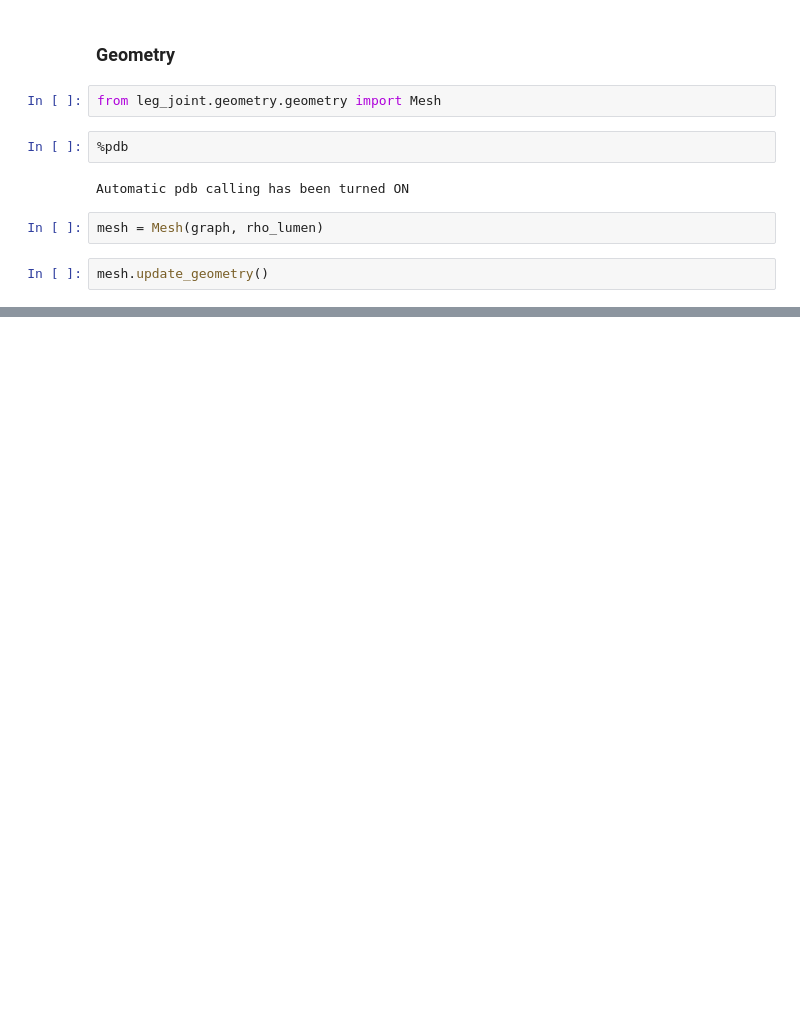
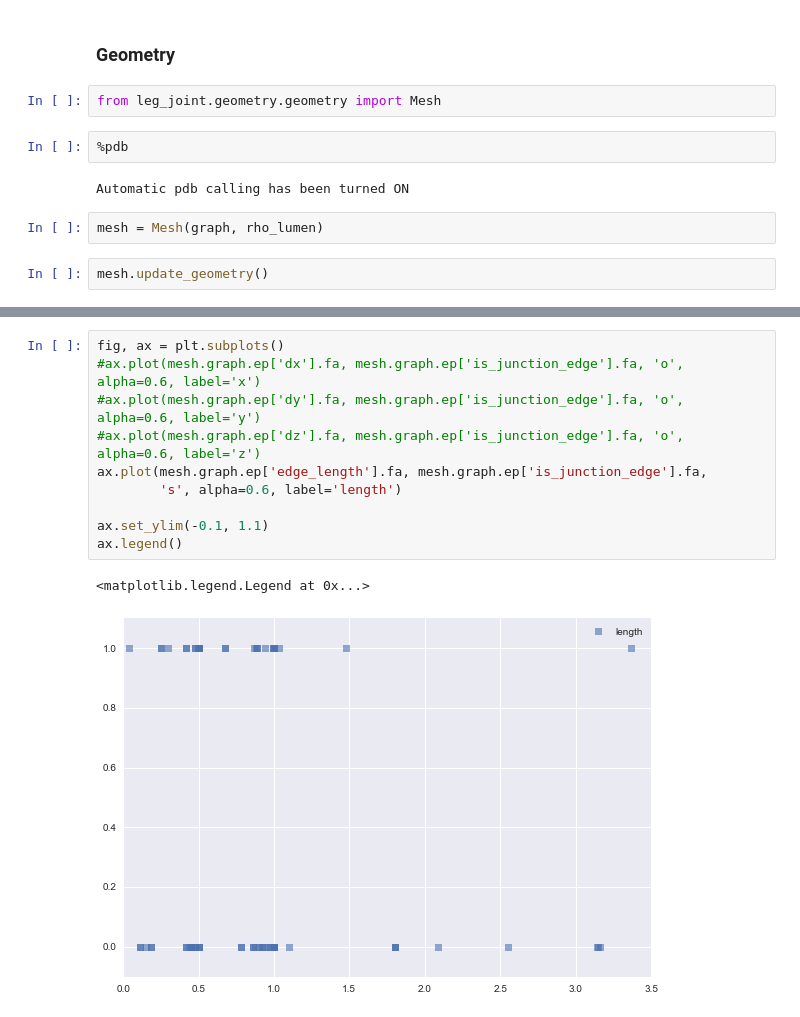
Before and after one commit to glyg/leg-joint, a Jupyter notebook: notebooks/Generation.ipynb, the cells around one changed output, grey strips where cells are left out. Saved outputs shown, nothing was run; the diff lists cells and outputs as text; blank space fills up the shorter version.

```diff
--- a/notebooks/Generation.ipynb
+++ b/notebooks/Generation.ipynb
@@ -211,0 +246,13 @@ Ha
+# %%
+fig, ax = plt.subplots()
+#ax.plot(mesh.graph.ep['dx'].fa, mesh.graph.ep['is_junction_edge'].fa, 'o', alpha=0.6, label='x')
+#ax.plot(mesh.graph.ep['dy'].fa, mesh.graph.ep['is_junction_edge'].fa, 'o', alpha=0.6, label='y')
+#ax.plot(mesh.graph.ep['dz'].fa, mesh.graph.ep['is_junction_edge'].fa, 'o', alpha=0.6, label='z')
+ax.plot(mesh.graph.ep['edge_length'].fa, mesh.graph.ep['is_junction_edge'].fa,
+        's', alpha=0.6, label='length')
+
+ax.set_ylim(-0.1, 1.1)
+ax.legend()
+# %% [output]
+<matplotlib.legend.Legend at 0x...>
+[figure, added]
```
Also changed, not shown: parts of 23 cells of this notebook, 2 other files.
